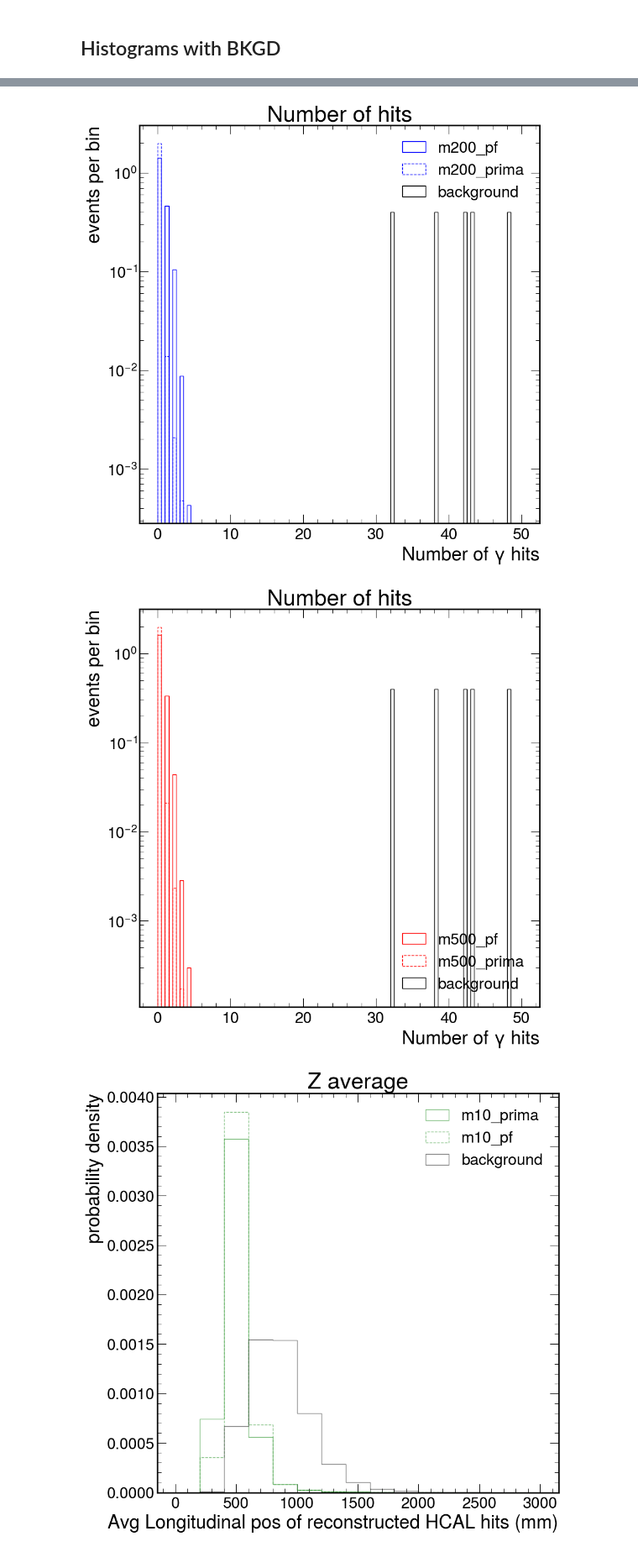
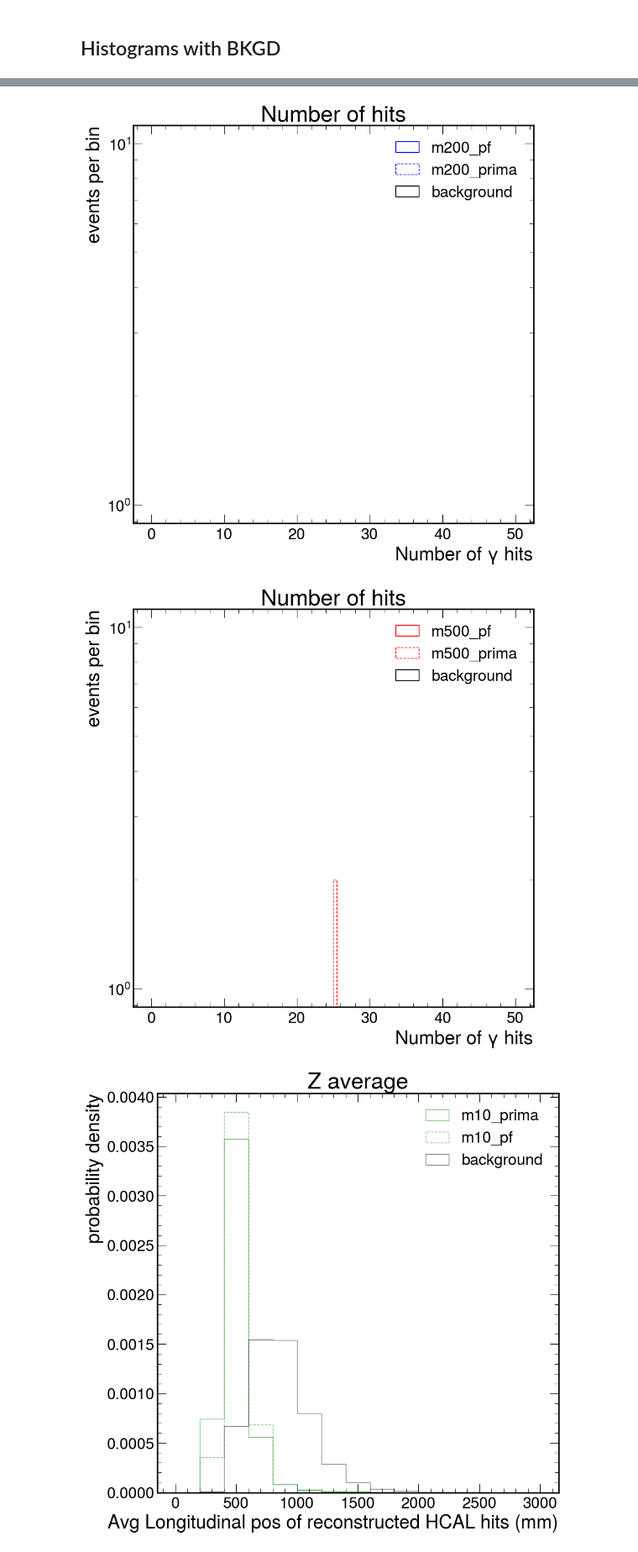
Before and after one commit to GnarlyYew/ldmx-alp-study, a Jupyter notebook: configs/analyzingroot.ipynb, the cells around one changed output, grey strips where cells are left out. Shown at 84% size. Drawn from its saved outputs; the diff is of its cells as text; code cells hidden in the pictures.

```diff
--- a/configs/analyzingroot.ipynb
+++ b/configs/analyzingroot.ipynb
@@ -380,7 +380,7 @@ for j, mass in enumerate(masses):
         with uproot.open(f'ALP_m{mass}_{process}_ntuple.root') as f:
             events = f['Features'].arrays()
         plt.title("Number of hits")
-        n, bins, patches = ax.hist(events['e_NHits'],
+        n, bins, patches = ax.hist(events['XYAv'],
                                    histtype = 'step',
                                    bins=100,
                                    range=(0,50),
@@ -389,7 +389,7 @@ for j, mass in enumerate(masses):
                                    color = colors[j],
                                    alpha=1,
                                    label=f'm{mass}_{process}')
-    n, bins, patches = ax.hist(bkgd['e_NHits'],
+    n, bins, patches = ax.hist(bkgd['XYAv'],
                                 histtype = 'step',
                                 bins=100,
                                 range=(0,50),
@@ -408,5 +412,5 @@ for j, mass in enumerate(masses):
-[figure, old version]
+[figure, new version]
-[figure, old version]
+[figure, new version]
 # %%
 styles = ["solid", 'dashed']
 colors = ["green", "blue", "red"]
```
Also changed, not shown: parts of 5 cells of this notebook, 22 other files.
